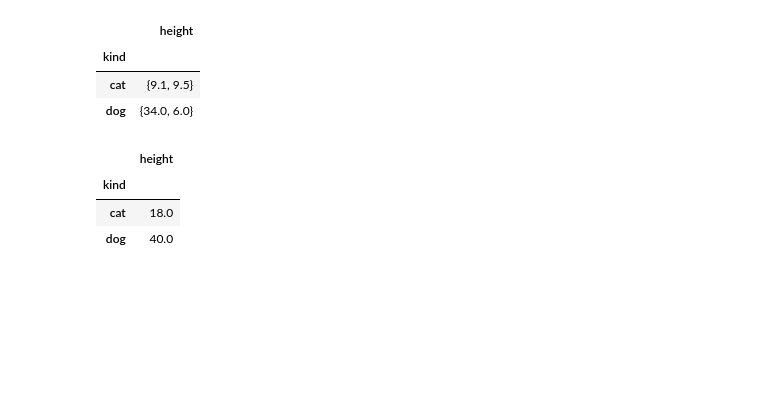
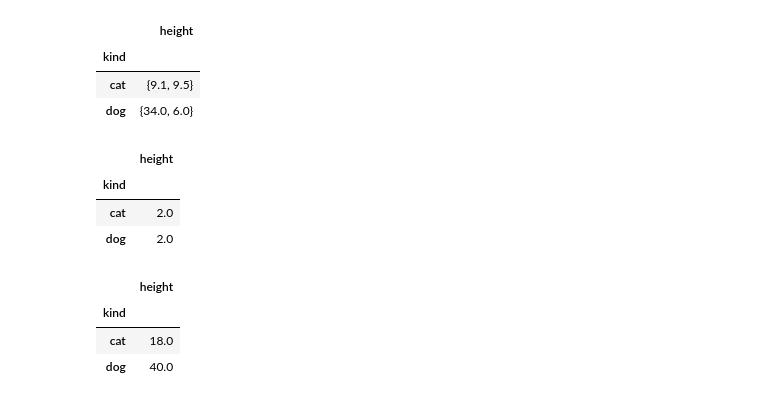
Before and after one commit to macgyver121/DADS5001, a Jupyter notebook: week4/Week4_groupby.ipynb, the cells around one changed output. Saved outputs shown, nothing was run; the diff lists cells and outputs as text; code cells hidden in the pictures; blank space fills up the shorter version.

```diff
--- a/week4/Week4_groupby.ipynb
+++ b/week4/Week4_groupby.ipynb
@@ -275,6 +310,13 @@ animals.groupby("kind")[["height"]].agg(lambda x: set(x))
 | kind |  |
 | cat | {9.1, 9.5} |
 | dog | {34.0, 6.0} |
+# %%
+animals.groupby("kind")[["height"]].agg(lambda x : len(x) )
+# %% [output]
+|  | height |
+| kind |  |
+| cat | 2.0 |
+| dog | 2.0 |
 # %%
 animals.groupby("kind")[["height"]].agg(lambda x: x.astype(int).sum())
 # %% [output]
```
Also changed, not shown: parts of 17 cells of this notebook.
